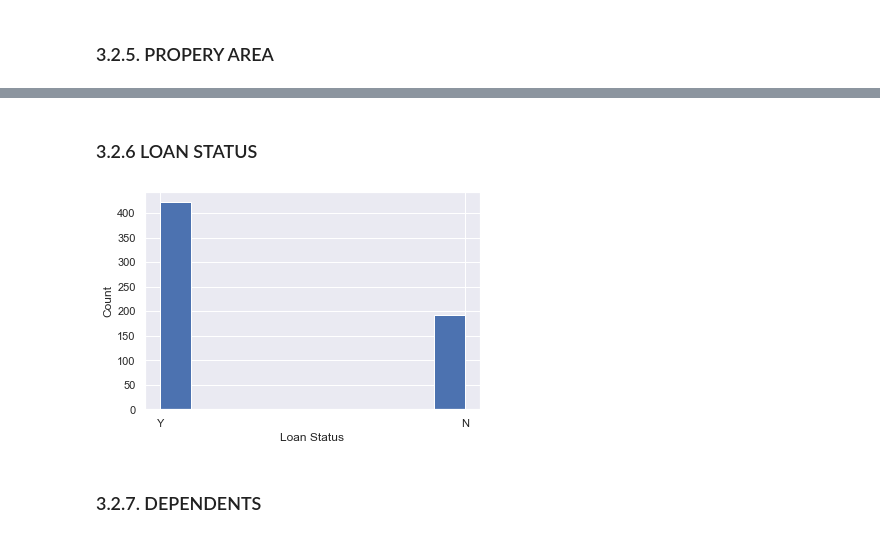
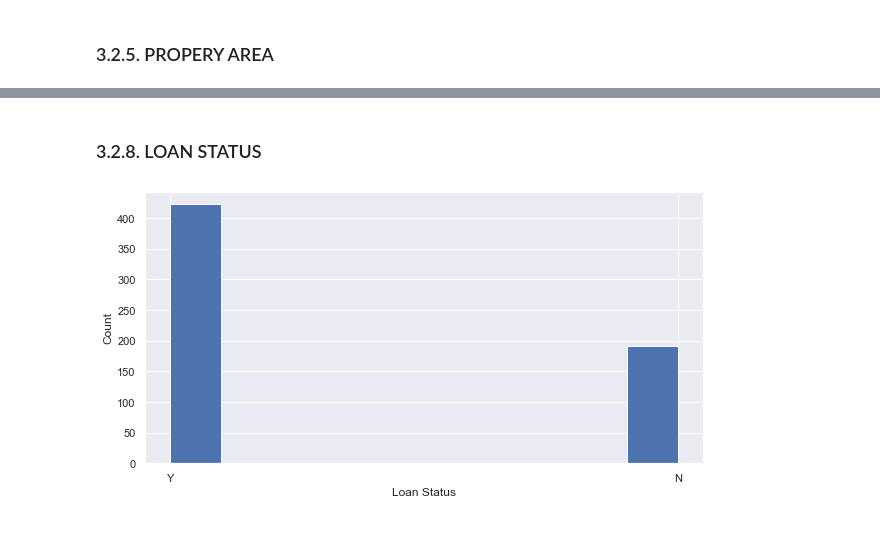
Before and after one commit to AngelMthimunye/Bank_Loan_Qualifier_App, a Jupyter notebook: Bank_Loan.ipynb, the cells around one changed output, grey strips where cells are left out. Saved outputs shown, nothing was run; the diff lists cells and outputs as text; code cells hidden in the pictures.

```diff
--- a/Bank_Loan.ipynb
+++ b/Bank_Loan.ipynb
@@ -298,12 +319,11 @@ plt.show()
 # %% [markdown]
-### 3.2.6 LOAN STATUS
+### 3.2.8. LOAN STATUS
 # %%
+plt.figure(figsize=(10,5))
 sns.set()
 plt.hist(df.Loan_Status)
 plt.xlabel("Loan Status")
 plt.ylabel("Count")
 plt.show()
 # %% [output]
-[figure, old version]
+[figure, new version]
-# %% [markdown]
-### 3.2.7. DEPENDENTS
```
Also changed, not shown: parts of 15 cells of this notebook.
